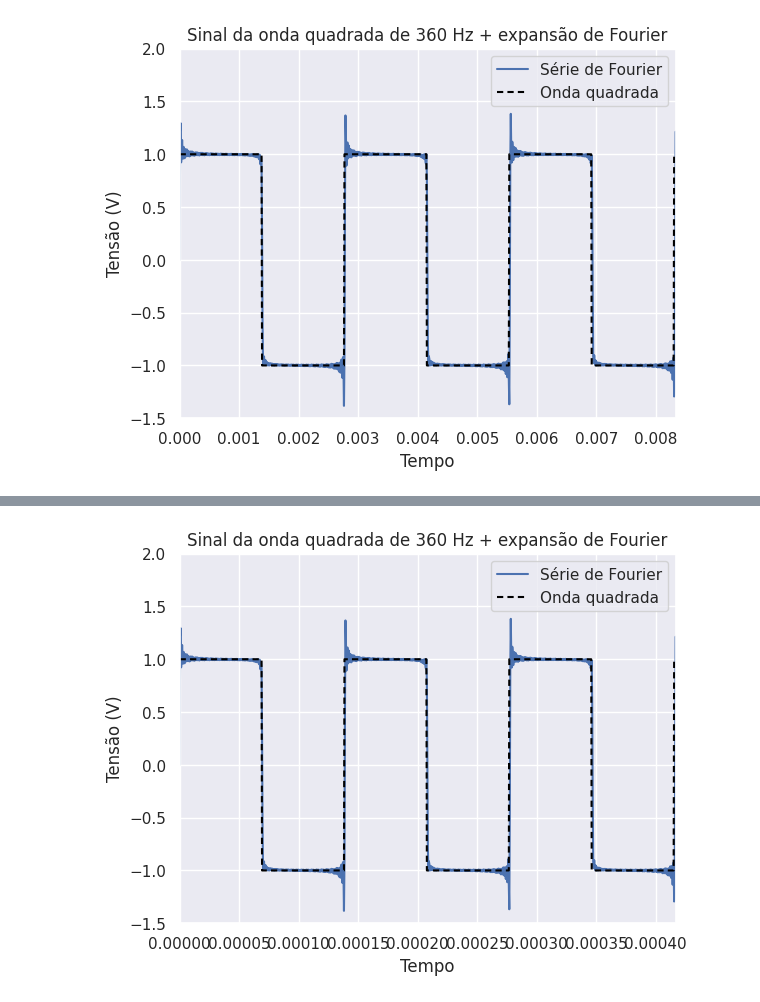
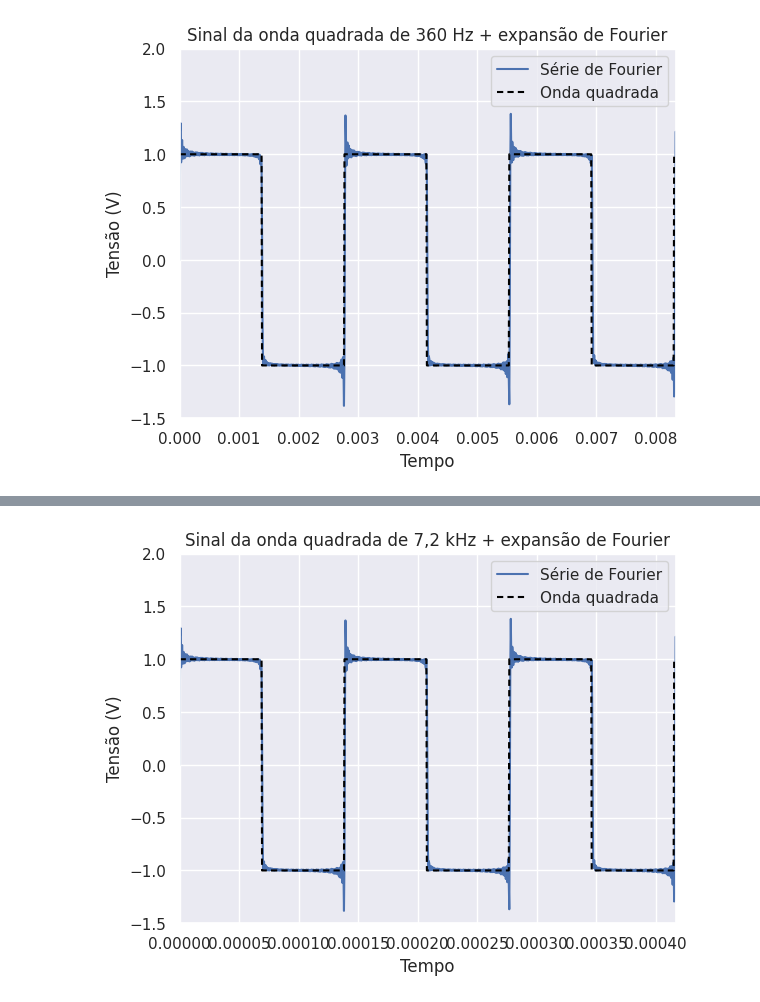
Before and after one commit to ivfreire/lab_3, a Jupyter notebook: Experimento 2/Atividade 3/analise.ipynb, the cells around one changed output, grey strips where cells are left out. Cells and saved outputs as stored; diff of their text form; code cells hidden in the pictures.

```diff
--- a/Experimento 2/Atividade 3/analise.ipynb
+++ b/Experimento 2/Atividade 3/analise.ipynb
@@ -12,7 +16,8 @@ sns.set_theme()
 # %% [markdown]
 ## Ganho e fase
 # %%
-def gain(w, w0): return 1 / np.sqrt(1 + (w/w0)**2)
+def gain(w, w0):	return 1 / np.sqrt(1 + (w/w0)**2)
+def phase(w, w0):	return - np.arctan( w / w0 )
 # %%
 R = 1000
 C = 0.47E-6
@@ -71,5 +86,5 @@ plt.show()
 [figure]
 # %%
 n_signal = np.zeros(N)
-for i in range(100): n_signal += (6/N) * np.abs(yf[i]) * gain(xf[i], w0) * np.sin(2 * np.pi * xf[i] * t)
+for i in range(100): n_signal += (6/N) * np.abs(yf[i]) * gain(xf[i], w0) * np.sin(2 * np.pi * xf[i] * t + phase(xf[i], w0))
 # %%
@@ -119,5 +157,5 @@ plt.show()
 [figure]
 # %%
 n_signal = np.zeros(N)
-for i in range(100): n_signal += (6/N) * np.abs(yf[i]) * gain(xf[i], w0) * np.sin(2 * np.pi * xf[i] * t)
+for i in range(100): n_signal += (6/N) * np.abs(yf[i]) * gain(xf[i], w0) * np.sin(2 * np.pi * xf[i] * t + phase(xf[i], w0))
 # %%
@@ -153,15 +214,15 @@ n_signal = np.zeros(N)
 for i in range(100):
 	n_signal += (6/N) * np.abs(yf[i]) * np.sin(2 * np.pi * xf[i] * t)
 # %%
-plt.title('Sinal da onda quadrada de 360 Hz + expansão de Fourier')
+plt.title('Sinal da onda quadrada de 7,2 kHz + expansão de Fourier')
 sns.lineplot(x=t, y=n_signal, label='Série de Fourier')
 sns.lineplot(x=t, y=signal, label='Onda quadrada', color='black', dashes=(3,2))
 plt.xlabel('Tempo')
 plt.ylabel('Tensão (V)')
 plt.xlim(0, 3 * period)
 plt.ylim(-1.5, 2)
 plt.legend()
-plt.savefig('plots/freq_fourier_72.png', dpi=300, facecolor='white', bbox_inches='tight')
+plt.savefig('plots/freq_fourier_72k.png', dpi=300, facecolor='white', bbox_inches='tight')
 plt.show()
 # %% [output]
-[figure, old version]
+[figure, new version]
```
Also changed, not shown: parts of 16 cells of this notebook, 19 other files.
